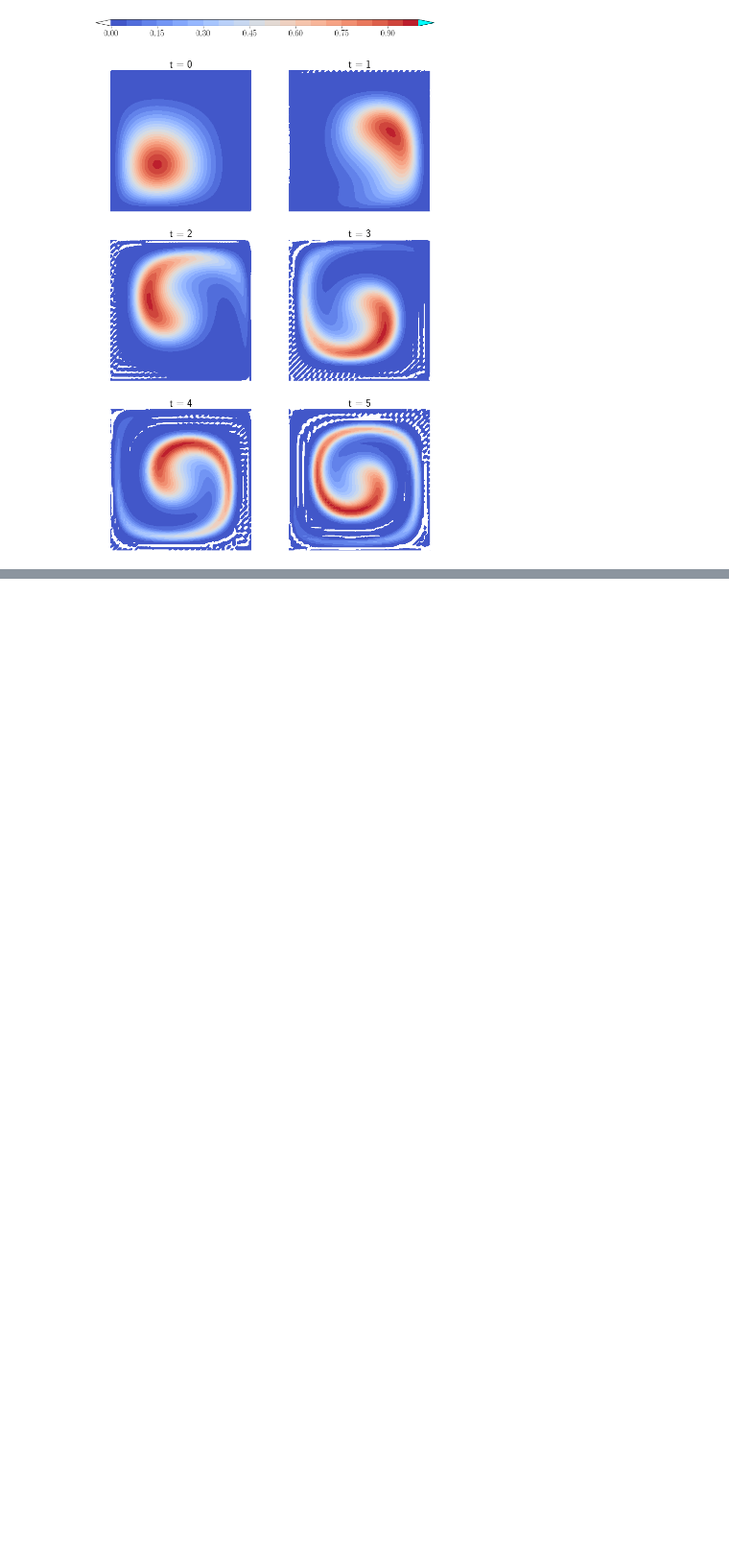
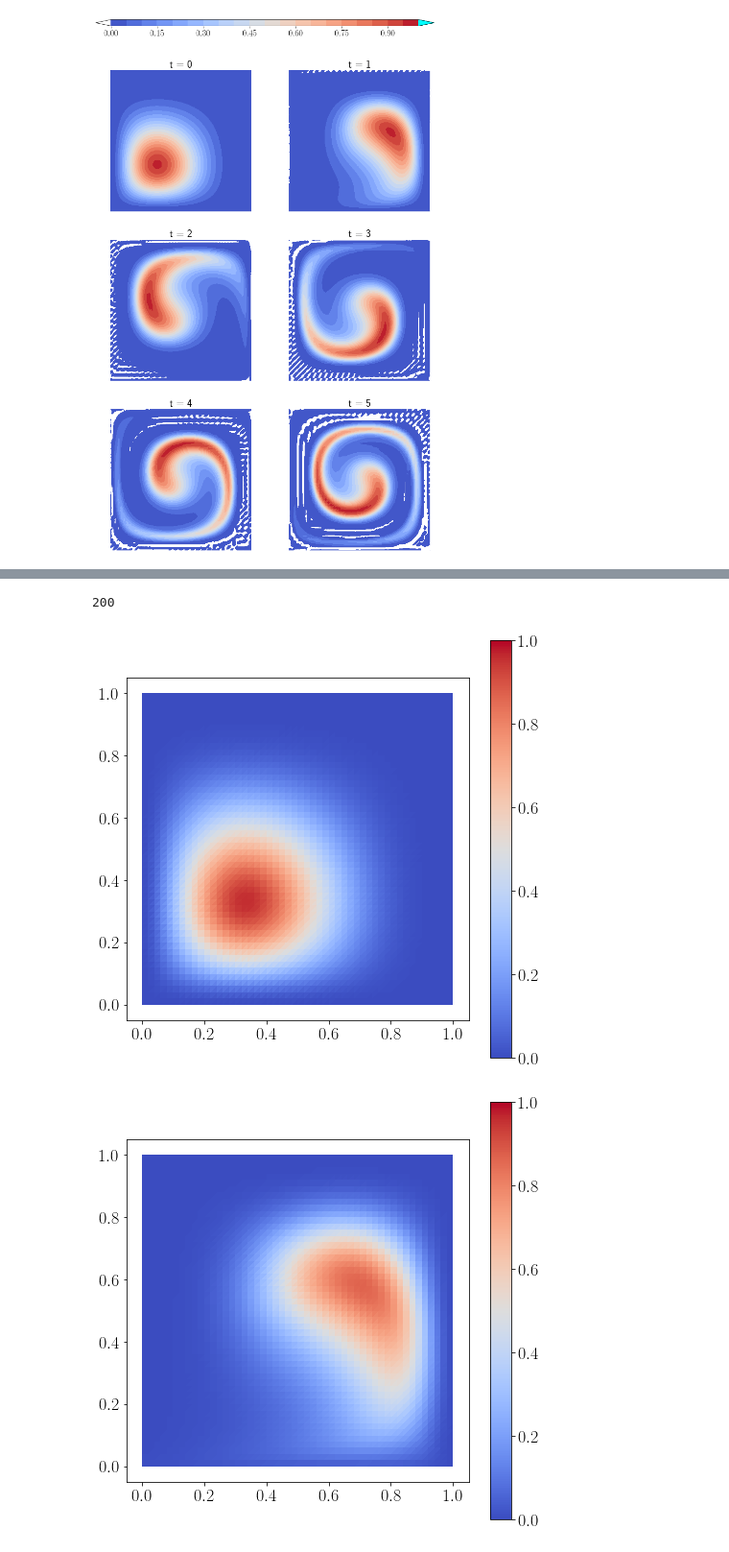
Before and after one commit to pwhuang/FE_in_Fluids_using_FEniCS, a Jupyter notebook: pure_convection_problems.ipynb, the cells around one changed output, grey strips where cells are left out. Shown at 96% size. Cells and saved outputs as stored; diff of their text form; code cells hidden in the pictures; blank space fills up the shorter version.

```diff
--- a/pure_convection_problems.ipynb
+++ b/pure_convection_problems.ipynb
@@ -156,3 +177,12 @@ plt.show()
 # %% [output]
 12
 [figure]
+# %%
+%%time
+dt_num = 0.005
+end_time = 3.0
+steps = int(end_time/dt_num)
+mesh_2d = RectangleMesh(Point(0,0), Point(1,1), 50, 50)
+
+# Explicit euler time stepping
+u1 = transient_adv_2d_upwind(mesh_2d, source, init_cond, dt_num=dt_num, steps=steps, theta_num=0.0, add_diff=0.0)
@@ -158,0 +192,19 @@ plt.show()
+# %%
+frame_index = int(1.0/dt_num)
+
+print(frame_index)
+
+for i in range(4):
+    fig = plt.figure(figsize=(8,8))
+    cb = plot(u1[frame_index*i], cmap='coolwarm', vmin=0.0, vmax=1.0)
+    fig.colorbar(cb)
+
+#cbaxes = fig.add_axes([0.13, 0.95, 0.77, 0.01])
+#fig.colorbar(cb, cax=cbaxes, orientation='horizontal')
+
+
+plt.show()
+# %% [output]
+200
+[figure, added]
+[figure, added]
```
Also changed, not shown: parts of 10 cells of this notebook, 3 other files.
